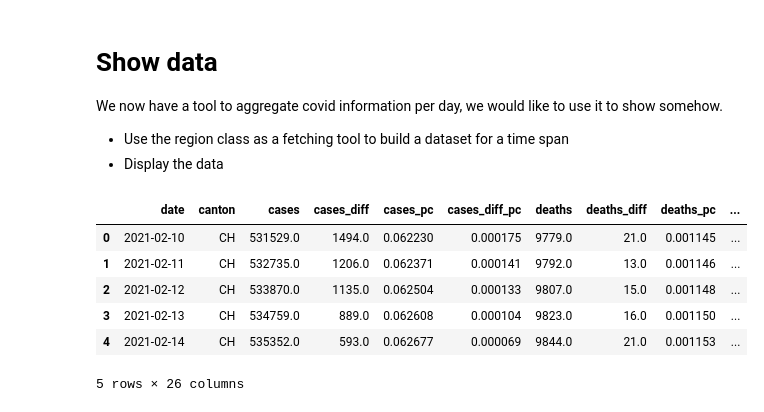
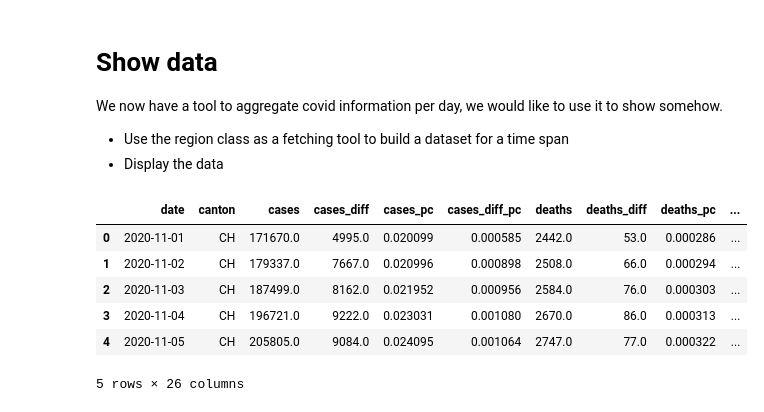
Before and after one commit to RomainClaret/msc.ct.project, a Jupyter notebook: CT-Project.ipynb, the cells around one changed output. Cells and saved outputs as stored; diff of their text form; code cells hidden in the pictures.

```diff
--- a/CT-Project.ipynb
+++ b/CT-Project.ipynb
@@ -131,12 +131,30 @@ Finally, I will be focusing on maintained (up to date) datasets:
 | median_R_lowHPD  | Low Median R_e                         | Value      | 0.59       |
 # %%
 import pandas as pd
+import csv
 
-df_vacc = pd.read_table("https://raw.githubusercontent.com/doerfli/foph-covid19-data/master/vacc_data.csv",sep=",")
-df_cases = pd.read_table("https://raw.githubusercontent.com/daenuprobst/covid19-cases-switzerland/master/covid19_cases_switzerland_openzh.csv",sep=",")
-df_deaths = pd.read_table("https://raw.githubusercontent.com/daenuprobst/covid19-cases-switzerland/master/covid19_fatalities_switzerland_openzh.csv",sep=",")
-df_hosps = pd.read_table("https://raw.githubusercontent.com/daenuprobst/covid19-cases-switzerland/master/covid19_hospitalized_total_switzerland_openzh.csv",sep=",")
-df_re = pd.read_table("https://raw.githubusercontent.com/covid-19-Re/dailyRe-Data/master/CHE-confCasesSWestimates.csv",sep=",")
+# no need for openssl package and takes care of badly configured virtual paths... my god..
+def graasp_csv_to_dataframe(path:str):
+    reader = csv.DictReader(open(path,'r'))
+    file_dict = {}
+    for row in reader:
+        for column, value in row.items():
+            file_dict.setdefault(column, []).append(value)
+    return pd.DataFrame(data=file_dict)
+
+#try:
+#    df_vacc = pd.read_table("https://raw.githubusercontent.com/doerfli/foph-covid19-data/master/vacc_data.csv",sep=",")
+#    df_cases = pd.read_table("https://raw.githubusercontent.com/daenuprobst/covid19-cases-switzerland/master/covid19_cases_switzerland_openzh.csv",sep=",")
+#    df_deaths = pd.read_table("https://raw.githubusercontent.com/daenuprobst/covid19-cases-switzerland/master/covid19_fatalities_switzerland_openzh.csv",sep=",")
+#    df_hosps = pd.read_table("https://raw.githubusercontent.com/daenuprobst/covid19-cases-switzerland/master/covid19_hospitalized_total_switzerland_openzh.csv",sep=",")
+#    df_re = pd.read_table("https://raw.githubusercontent.com/covid-19-Re/dailyRe-Data/master/CHE-confCasesSWestimates.csv",sep=",")
+#except:
+    # Special Graasp...
+df_vacc = graasp_csv_to_dataframe("./vacc_data.csv")
+df_cases = graasp_csv_to_dataframe("./covid19_cases_switzerland_openzh.csv")
+df_deaths = graasp_csv_to_dataframe("./covid19_fatalities_switzerland_openzh.csv")
+df_hosps = graasp_csv_to_dataframe("./covid19_hospitalized_total_switzerland_openzh.csv")
+df_re = graasp_csv_to_dataframe("./CHE-confCasesSWestimates.csv")
 # %% [markdown]
 # (side note) Build custom dataset
 This part will not be used as the project specifications require the use of classes. And this part of the project seemed to be compatible with that specification. Since I was not planning initially to use classes, this is how it would have been done using a dataframe.
@@ -434,39 +453,39 @@ We now have a tool to aggregate covid information per day, we would like to use
 # %%
 import pandas as pd
 import datetime
 
 def build_dataset_region(region_class: Region, start:str, end:str):
     startdate = datetime.datetime.strptime(start, '%Y-%m-%d')
     enddate = datetime.datetime.strptime(end, '%Y-%m-%d')
     if startdate > enddate:
         tmp = enddate
         enddate = startdate
         startdate = tmp
 
     region_class.set_date(startdate.strftime("%Y-%m-%d"))
     df = region_class.get_df()
 
     for d in pd.date_range(startdate+datetime.timedelta(days=1),enddate,freq='d'):
         region_class.set_date(pd.to_datetime(d).date().strftime("%Y-%m-%d"))
         df = df.append(region_class.get_df())
 
     return df.reset_index(drop=True)
 
 def build_dataset(region_list:list, start:str, end:str):
     for r in region_list:
         if not 'df' in locals(): df = build_dataset_region(Region(r),start,end)
         else: df = df.append(build_dataset_region(Region(r),start,end))
     return df.reset_index(drop=True)
 
 #build_dataset_region(Region("CH"),"2021-02-10","2021-02-27")
-build_dataset(["CH","NE"],"2021-02-10","2021-02-27").head()
+build_dataset(["CH","NE"],"2020-11-01","2021-03-13").head()
 # %% [output]
 |  | date | canton | cases | cases_diff | cases_pc | cases_diff_pc | deaths | deaths_diff | deaths_pc | ... |
-| 0 | 2021-02-10 | CH | 531529.0 | 1494.0 | 0.062230 | 0.000175 | 9779.0 | 21.0 | 0.001145 | ... |
-| 1 | 2021-02-11 | CH | 532735.0 | 1206.0 | 0.062371 | 0.000141 | 9792.0 | 13.0 | 0.001146 | ... |
-| 2 | 2021-02-12 | CH | 533870.0 | 1135.0 | 0.062504 | 0.000133 | 9807.0 | 15.0 | 0.001148 | ... |
-| 3 | 2021-02-13 | CH | 534759.0 | 889.0 | 0.062608 | 0.000104 | 9823.0 | 16.0 | 0.001150 | ... |
-| 4 | 2021-02-14 | CH | 535352.0 | 593.0 | 0.062677 | 0.000069 | 9844.0 | 21.0 | 0.001153 | ... |
+| 0 | 2020-11-01 | CH | 171670.0 | 4995.0 | 0.020099 | 0.000585 | 2442.0 | 53.0 | 0.000286 | ... |
+| 1 | 2020-11-02 | CH | 179337.0 | 7667.0 | 0.020996 | 0.000898 | 2508.0 | 66.0 | 0.000294 | ... |
+| 2 | 2020-11-03 | CH | 187499.0 | 8162.0 | 0.021952 | 0.000956 | 2584.0 | 76.0 | 0.000303 | ... |
+| 3 | 2020-11-04 | CH | 196721.0 | 9222.0 | 0.023031 | 0.001080 | 2670.0 | 86.0 | 0.000313 | ... |
+| 4 | 2020-11-05 | CH | 205805.0 | 9084.0 | 0.024095 | 0.001064 | 2747.0 | 77.0 | 0.000322 | ... |
 5 rows × 26 columns
 # %%
 import matplotlib.pyplot as plt
```
Also changed, not shown: parts of 3 cells of this notebook, 6 other files.
